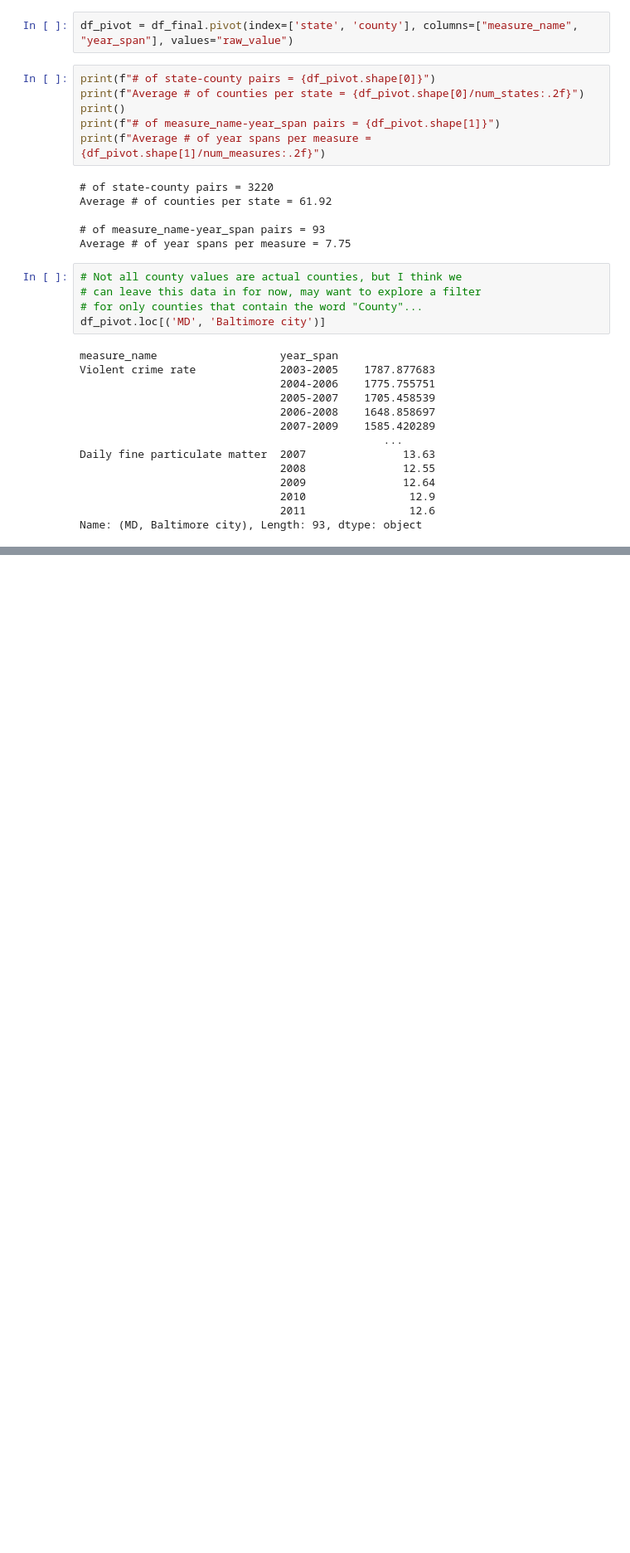
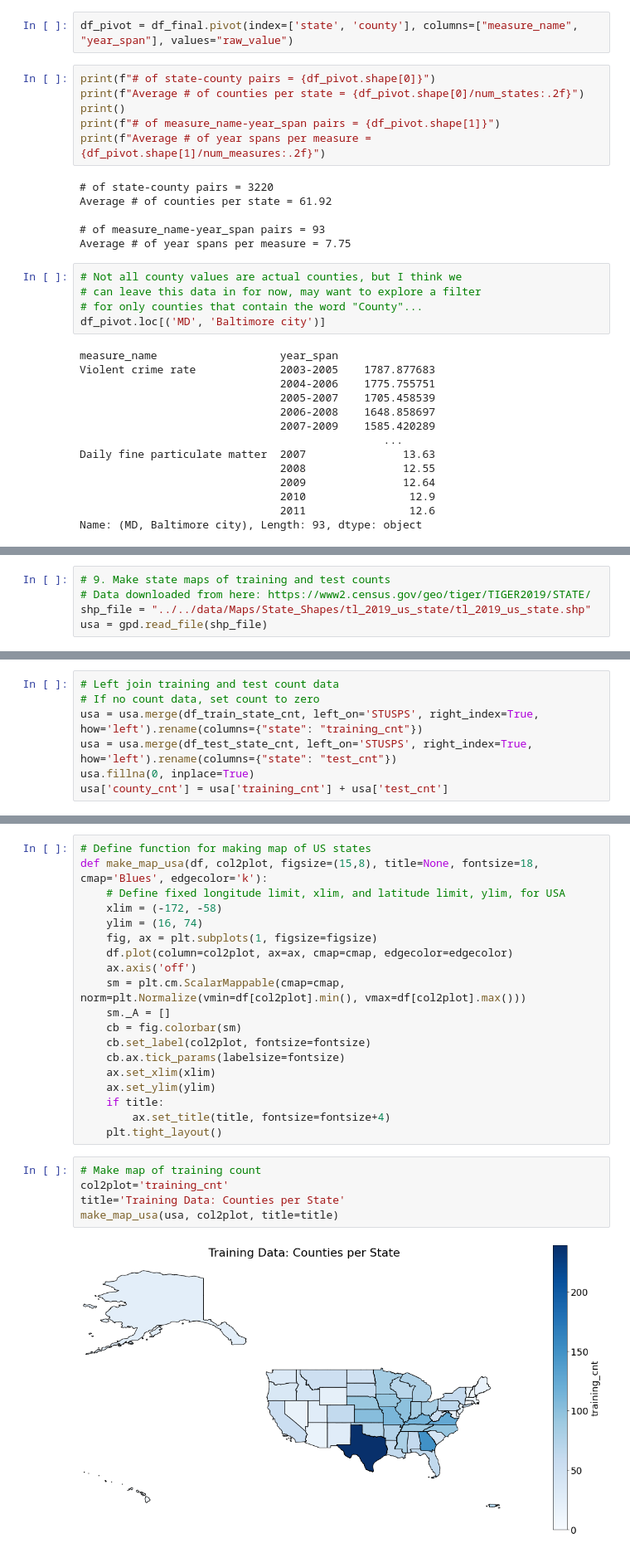
Before and after one commit to Xuehong-pdx/Collaborative-Projects, a Jupyter notebook: county_health_preprocessing.ipynb, the cells around one changed output, grey strips where cells are left out. Shown at 83% size. Drawn from its saved outputs; the diff is of its cells as text; blank space fills up the shorter version.

```diff
--- a/county_health_preprocessing.ipynb
+++ b/county_health_preprocessing.ipynb
@@ -351,0 +394,5 @@ Name: (MD, Baltimore city), Length: 93, dtype: object
+# %%
+# 9. Make state maps of training and test counts
+# Data downloaded from here: https://www2.census.gov/geo/tiger/TIGER2019/STATE/
+shp_file = "../../data/Maps/State_Shapes/tl_2019_us_state/tl_2019_us_state.shp"
+usa = gpd.read_file(shp_file)
@@ -351,0 +429,7 @@ Name: (MD, Baltimore city), Length: 93, dtype: object
+# %%
+# Left join training and test count data
+# If no count data, set count to zero
+usa = usa.merge(df_train_state_cnt, left_on='STUSPS', right_index=True, how='left').rename(columns={"state": "training_cnt"})
+usa = usa.merge(df_test_state_cnt, left_on='STUSPS', right_index=True, how='left').rename(columns={"state": "test_cnt"})
+usa.fillna(0, inplace=True)
+usa['county_cnt'] = usa['training_cnt'] + usa['test_cnt']
@@ -351,0 +453,26 @@ Name: (MD, Baltimore city), Length: 93, dtype: object
+# %%
+# Define function for making map of US states
+def make_map_usa(df, col2plot, figsize=(15,8), title=None, fontsize=18, cmap='Blues', edgecolor='k'):
+    # Define fixed longitude limit, xlim, and latitude limit, ylim, for USA
+    xlim = (-172, -58)
+    ylim = (16, 74)
+    fig, ax = plt.subplots(1, figsize=figsize)
+    df.plot(column=col2plot, ax=ax, cmap=cmap, edgecolor=edgecolor)
+    ax.axis('off')
+    sm = plt.cm.ScalarMappable(cmap=cmap, norm=plt.Normalize(vmin=df[col2plot].min(), vmax=df[col2plot].max()))
+    sm._A = []
+    cb = fig.colorbar(sm)
+    cb.set_label(col2plot, fontsize=fontsize)
+    cb.ax.tick_params(labelsize=fontsize)
+    ax.set_xlim(xlim)
+    ax.set_ylim(ylim)
+    if title:
+        ax.set_title(title, fontsize=fontsize+4)
+    plt.tight_layout()
+# %%
+# Make map of training count
+col2plot='training_cnt'
+title='Training Data: Counties per State'
+make_map_usa(usa, col2plot, title=title)
+# %% [output]
+[figure, added]
```
Also changed, not shown: parts of 22 cells of this notebook.
